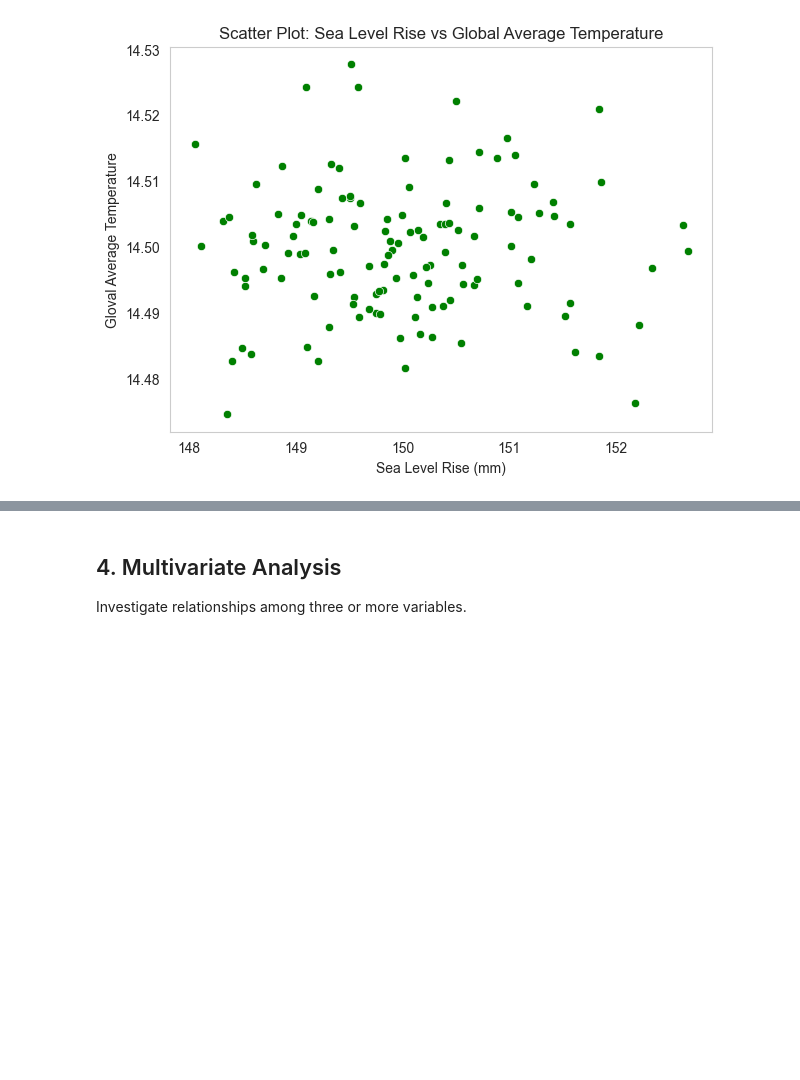
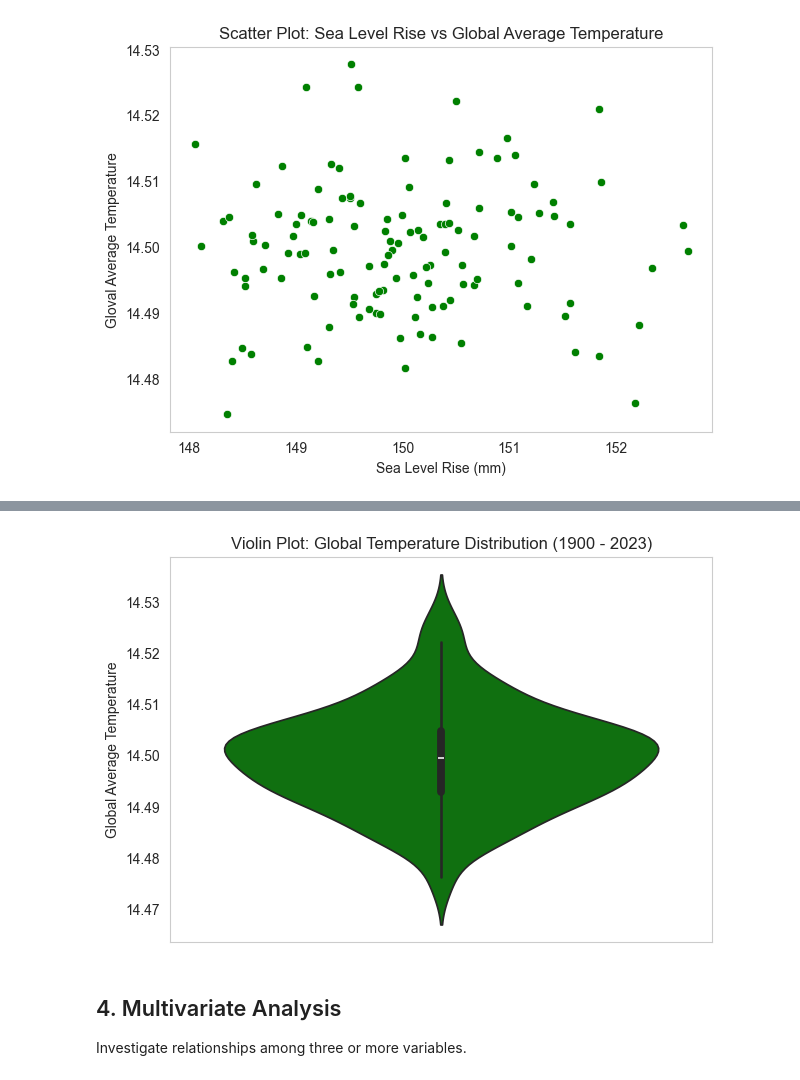
Before and after one commit to Omdena-NIC-Nepal/complete-eda-letsdoit, a Jupyter notebook: climate_eda.ipynb, the cells around one changed output, grey strips where cells are left out. Cells and saved outputs as stored; diff of their text form; code cells hidden in the pictures; blank space fills up the shorter version.

```diff
--- a/climate_eda.ipynb
+++ b/climate_eda.ipynb
@@ -236,3 +251,16 @@ plt.show()
+# %%
+# Violin Plots - Global Temperature over the years
+plt.figure(figsize=(7,5))
+sns.violinplot(y = aggregated_data["Global Average Temperature (°C)"], color = "green")
+
+# adding features
+plt.title("Violin Plot: Global Temperature Distribution (1900 - 2023)")
+plt.ylabel("Global Average Temperature")
+plt.grid(False)
+plt.xticks(rotation=100)
+plt.show()
+# %% [output]
+[figure, added]
 # %% [markdown]
 ## 4. Multivariate Analysis
 
```
Also changed, not shown: parts of 1 cell of this notebook.
